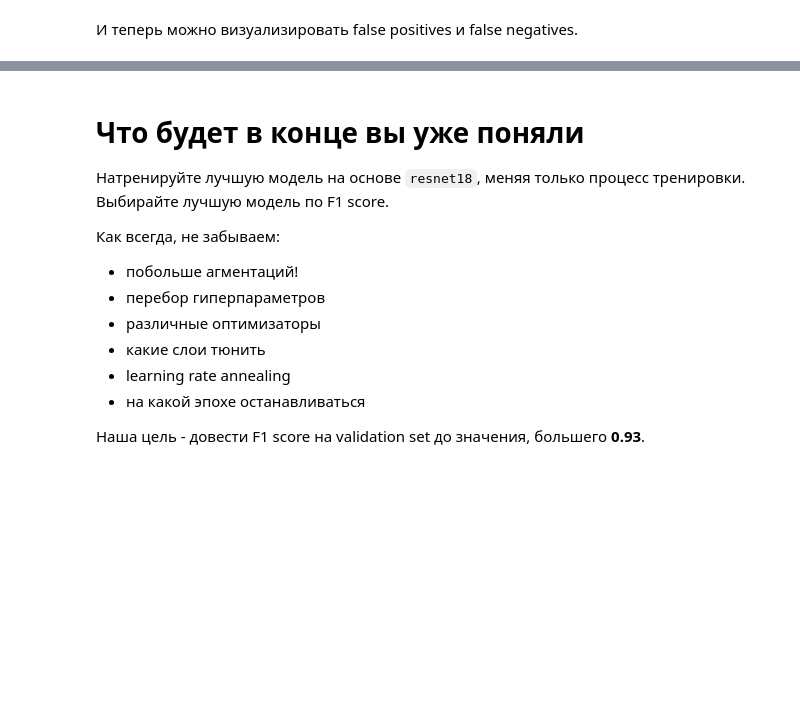
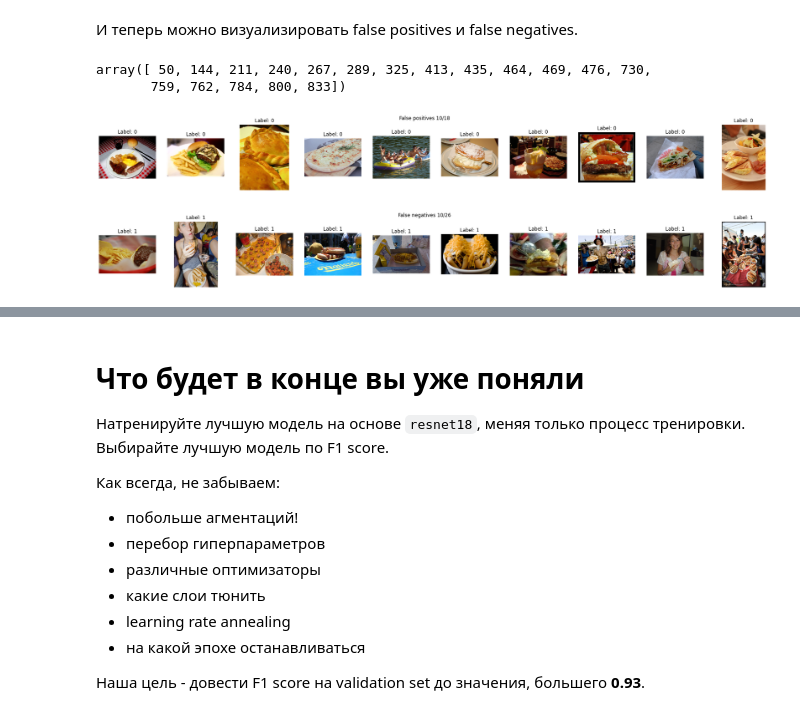
Before and after one commit to Eldervald/dlcourse_ai, a Jupyter notebook: assignments/assignment4/HotdogOrNot.ipynb, the cells around one changed output, grey strips where cells are left out. Drawn from its saved outputs; the diff is of its cells as text; code cells hidden in the pictures; blank space fills up the shorter version.

```diff
--- a/assignments/assignment4/HotdogOrNot.ipynb
+++ b/assignments/assignment4/HotdogOrNot.ipynb
@@ -282,7 +361,15 @@ model = models.resnet18(pretrained=True)
 # TODO: Add a new output layer
 # Train new layer with learning speed 0.001 and old layers with 0.0001
 # https://pytorch.org/tutorials/beginner/transfer_learning_tutorial.html
+
+model.fc = nn.Linear(model.fc.in_features, 2)
+model = model.to(device)
+parameters = model.parameters()
+
 loss = nn.CrossEntropyLoss()
+optimizer = optim.SGD([
+                       {'params': list(model.parameters())[:-2], 'lr': 1e-4},
+                       {'params': list(model.parameters())[-2:], 'lr': 1e-3}
+], momentum=0.9)
 
-optimizer = None # Hint - look into what PyTorch optimizers let you configure!
-loss_history, train_history, val_history = train_model(model_conv, train_loader, val_loader, loss, optimizer, 5)
+loss_history, train_history, val_history = train_model(model, train_loader, val_loader, loss, optimizer, 5)
@@ -326,21 +419,38 @@ def evaluate_model(model, dataset, indices):
     # TODO: Evaluate model on the list of indices and capture predictions
     # and ground truth labels
     # Hint: SubsetSampler above could be useful!
+    loader = torch.utils.data.DataLoader(dataset, batch_size=batch_size,
+                                         sampler=SubsetSampler(indices))
 
-    raise Exception("Not implemented")
+    predictions = []
+    ground_truth = []
+    for x, y, _ in loader:
+        x_gpu = x.to(device)
+        pred = torch.max(model(x_gpu), 1)[1]
+        ground_truth.extend(y.tolist())
+        predictions.extend(pred.tolist())
 
-    return predictions, ground_truth
+    return np.array(predictions), np.array(ground_truth)
 
-predictions, gt = evaluate_model(model_conv, train_dataset, val_indices)
+predictions, gt = evaluate_model(model, train_dataset, val_indices)
 # %% [markdown]
 И теперь можно визуализировать false positives и false negatives.
+# %%
+np.where((predictions == 1) & (gt == 0))[0]
+# %% [output]
+array([ 50, 144, 211, 240, 267, 289, 325, 413, 435, 464, 469, 476, 730,
+       759, 762, 784, 800, 833])
 # %%
 # TODO: Compute indices of the false positives on the validation set.
 # Note those have to be indices of the original dataset
-false_positive_indices = None
+indices = np.array(indices)
+false_positive_indices = indices[np.where((predictions == 1) & (gt == 0))]
 visualize_samples(orig_dataset, false_positive_indices, "False positives")
 
 # TODO: Compute indices of the false negatives on the validation set.
 # Note those have to be indices of the original dataset
-false_negatives_indices = None
+false_negatives_indices = indices[np.where((predictions == 0) & (gt == 1))]
 visualize_samples(orig_dataset, false_negatives_indices, "False negatives")
+# %% [output]
+[figure, added]
+[figure, added]
```
Also changed, not shown: parts of 18 cells of this notebook.
